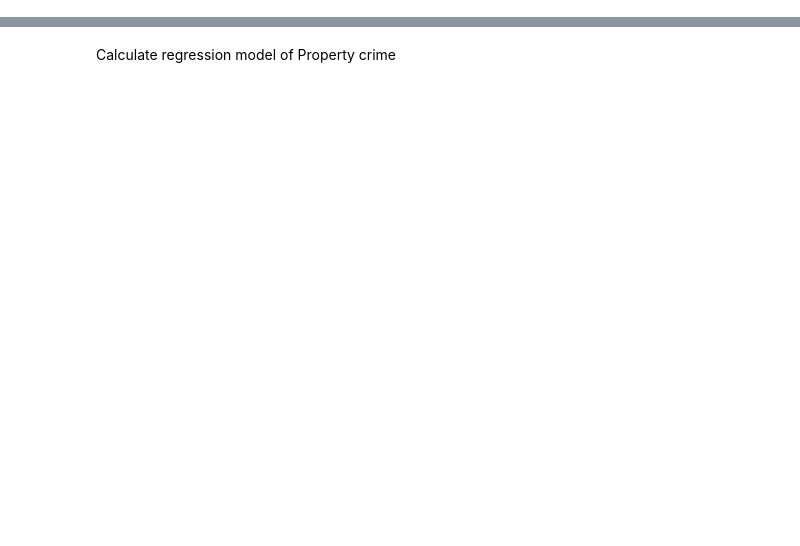
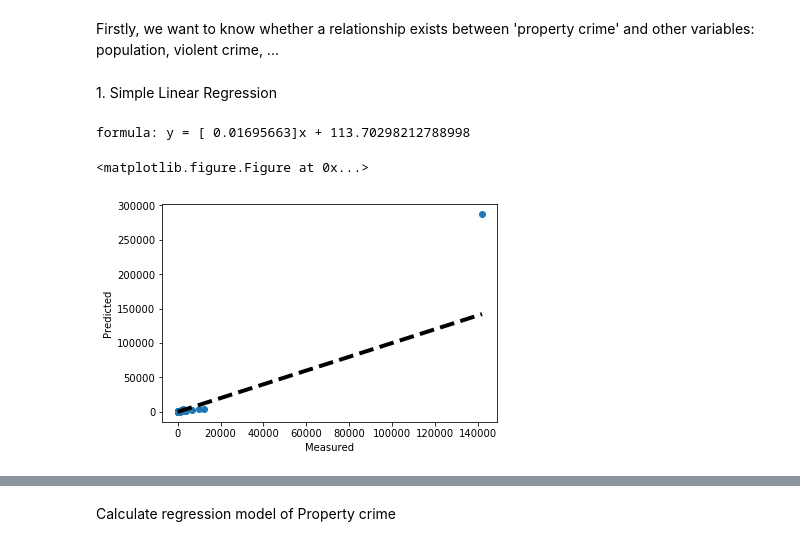
Before and after one commit to ducdan/Machine-Learning-Course, a Jupyter notebook: Users/thnguyen/FBI/fbi.ipynb, the cells around one changed output, grey strips where cells are left out. Cells and saved outputs as stored; diff of their text form; code cells hidden in the pictures; blank space fills up the shorter version.

```diff
--- a/Users/thnguyen/FBI/fbi.ipynb
+++ b/Users/thnguyen/FBI/fbi.ipynb
@@ -47,0 +59,3 @@ array(['City', 'Population', 'Violent\ncrime',
+# %%
+df_cp = df.drop(df.columns[[0,4,12]], axis=1)
+df_cp.head()
@@ -47,0 +69,6 @@ array(['City', 'Population', 'Violent\ncrime',
+# %%
+import re
+# df_cp.columns.str.replace('\n', '_')
+
+df_cp.columns = [re.sub(r'\n|\)|\(|\n\(|-', '_', c) for c in df_cp.columns]
+df_cp.columns
@@ -47,0 +89,27 @@ array(['City', 'Population', 'Violent\ncrime',
+# %% [markdown]
+Firstly, we want to know whether a relationship exists between 'property crime' and other variables: population, violent crime, ...
+# %% [markdown]
+<h>1. Simple Linear Regression</h>
+# %%
+data = df_cp[["Population", "Property_crime"]].copy()
+data = data.dropna()
+# %%
+lg=linear_model.LinearRegression()
+model=lg.fit(data['Population'].values.reshape(data.shape[0],1),data['Property_crime'].values)
+print ("formula: y = {0}x + {1}".format(model.coef_, model.intercept_))
+# %% [output]
+formula: y = [ 0.01695663]x + 113.70298212788998
+# %%
+lr = linear_model.LinearRegression()
+y=data.Property_crime.values
+predicted = cross_val_predict(lr, data.Population.values.reshape(data.shape[0],1), data.Property_crime, cv=10)
+fig = plt.figure()
+fig, ax = plt.subplots()
+ax.scatter(y, predicted)
+ax.plot([y.min(), y.max()], [y.min(), y.max()], 'k--', lw=4)
+ax.set_xlabel('Measured')
+ax.set_ylabel('Predicted')
+plt.show()
+# %% [output]
+<matplotlib.figure.Figure at 0x...>
+[figure, added]
```
Also changed, not shown: parts of 21 cells of this notebook.
